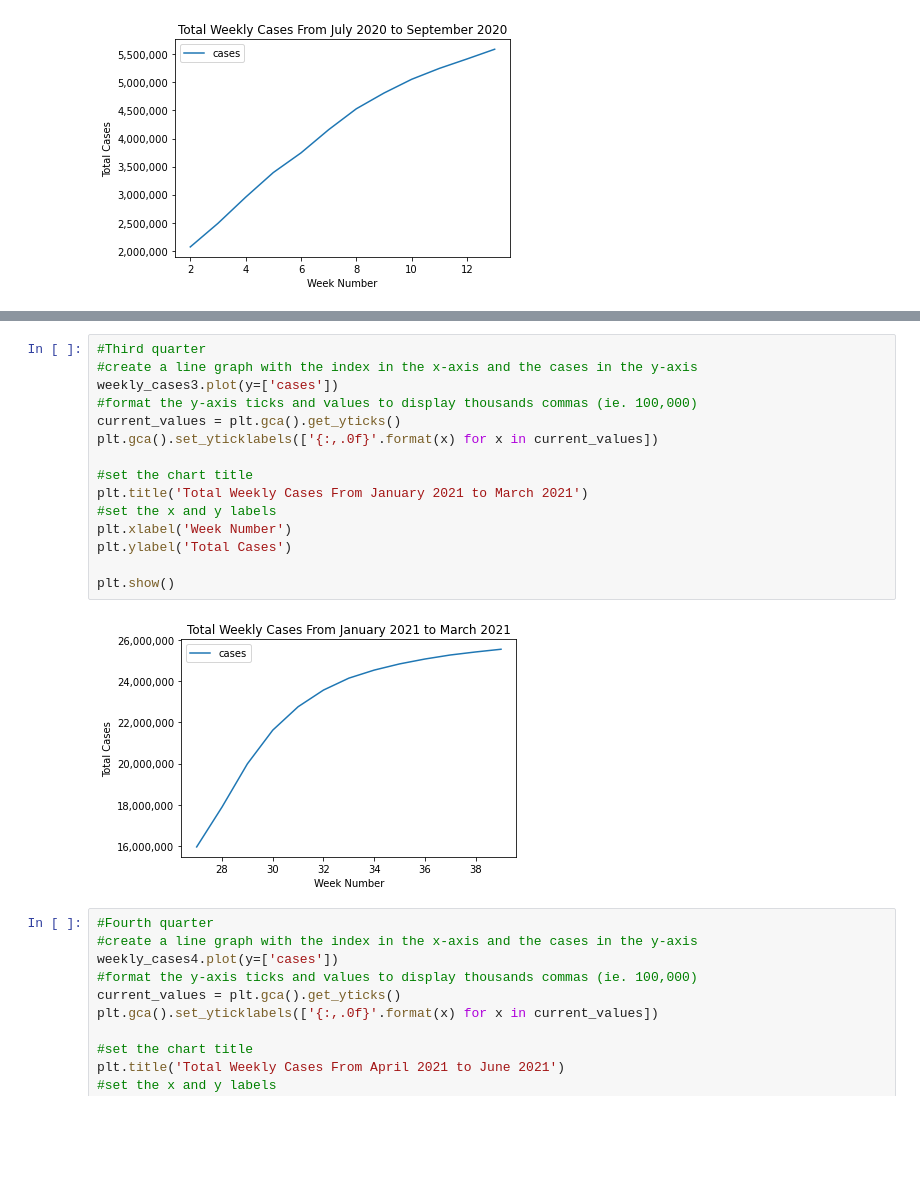
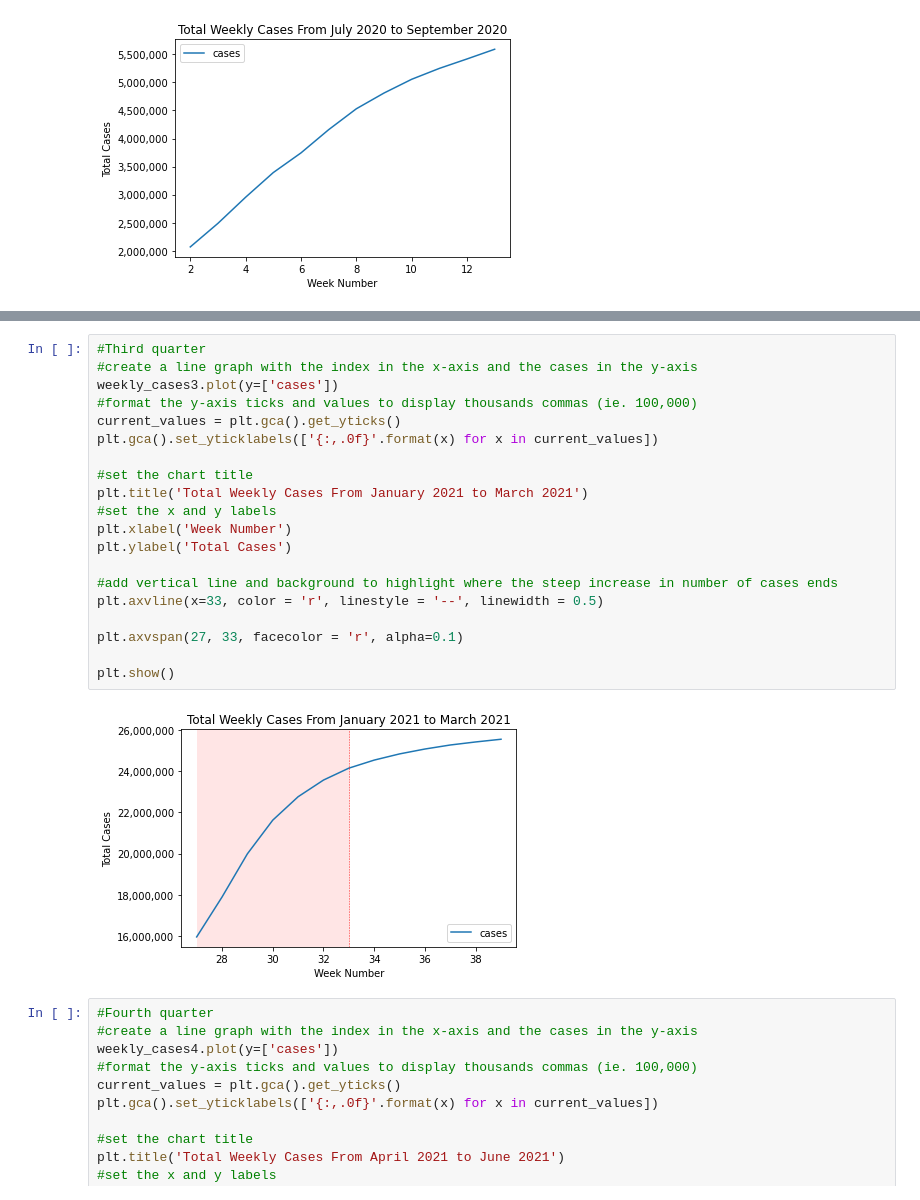
Before and after one commit to KellyStave/Project-1-, a Jupyter notebook: Weekly Analysis/Weekly Analysis.ipynb, the cells around one changed output, grey strips where cells are left out. Cells and saved outputs as stored; diff of their text form; blank space fills up the shorter version.

```diff
--- a/Weekly Analysis/Weekly Analysis.ipynb
+++ b/Weekly Analysis/Weekly Analysis.ipynb
@@ -358,20 +374,25 @@ plt.show()
 # %%
 #Third quarter
 #create a line graph with the index in the x-axis and the cases in the y-axis
 weekly_cases3.plot(y=['cases'])
 #format the y-axis ticks and values to display thousands commas (ie. 100,000)
 current_values = plt.gca().get_yticks()
 plt.gca().set_yticklabels(['{:,.0f}'.format(x) for x in current_values])
 
 #set the chart title
 plt.title('Total Weekly Cases From January 2021 to March 2021')
 #set the x and y labels
 plt.xlabel('Week Number')
 plt.ylabel('Total Cases')
 
+#add vertical line and background to highlight where the steep increase in number of cases ends
+plt.axvline(x=33, color = 'r', linestyle = '--', linewidth = 0.5)
+
+plt.axvspan(27, 33, facecolor = 'r', alpha=0.1)
+
 plt.show()
 # %% [output]
-[figure, old version]
+[figure, new version]
 # %%
 #Fourth quarter
 #create a line graph with the index in the x-axis and the cases in the y-axis
```
Also changed, not shown: parts of 22 cells of this notebook, 6 other files.
